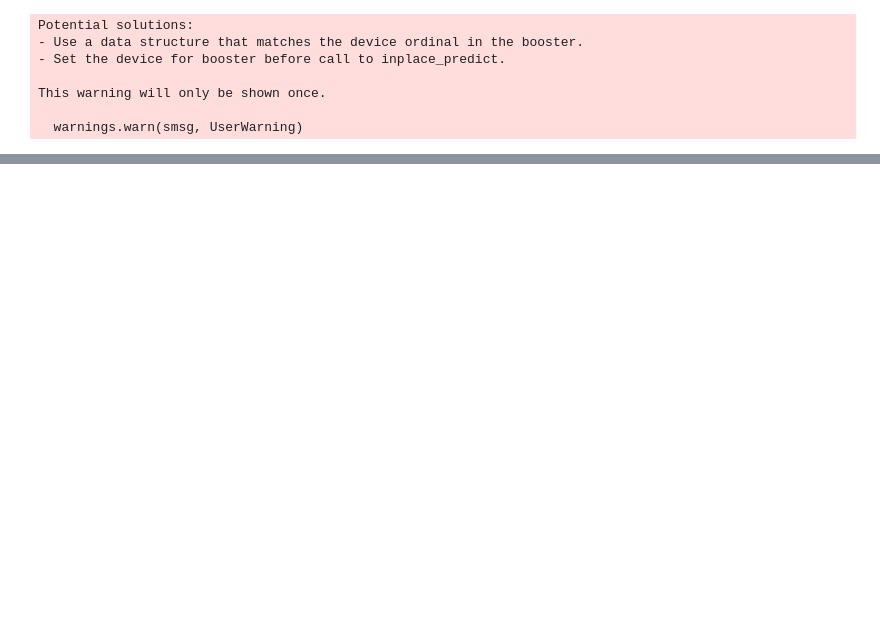
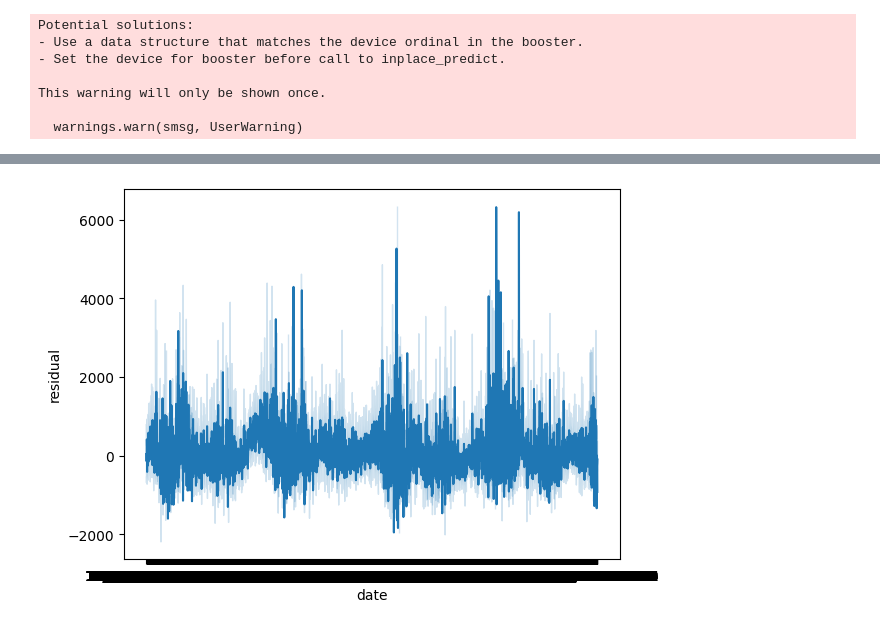
Before and after one commit to AhmetZamanis/MixedEffectsRegressionDeliveryTimes, a Jupyter notebook: 3_XGB.ipynb, the cells around one changed output, grey strips where cells are left out. Saved outputs shown, nothing was run; the diff lists cells and outputs as text; code cells hidden in the pictures; blank space fills up the shorter version.

```diff
--- a/3_XGB.ipynb
+++ b/3_XGB.ipynb
@@ -259,0 +272,6 @@ _ = plt.title("residual distribution")
+# %%
+# Residuals across time
+df_pred["date"] = df.loc[df_pred.index].created_at
+_ = sns.lineplot(data = df_pred, x = "date", y = "residual")
+# %% [output]
+[figure, added]
```
Also changed, not shown: parts of 24 cells of this notebook, 1 other file.
